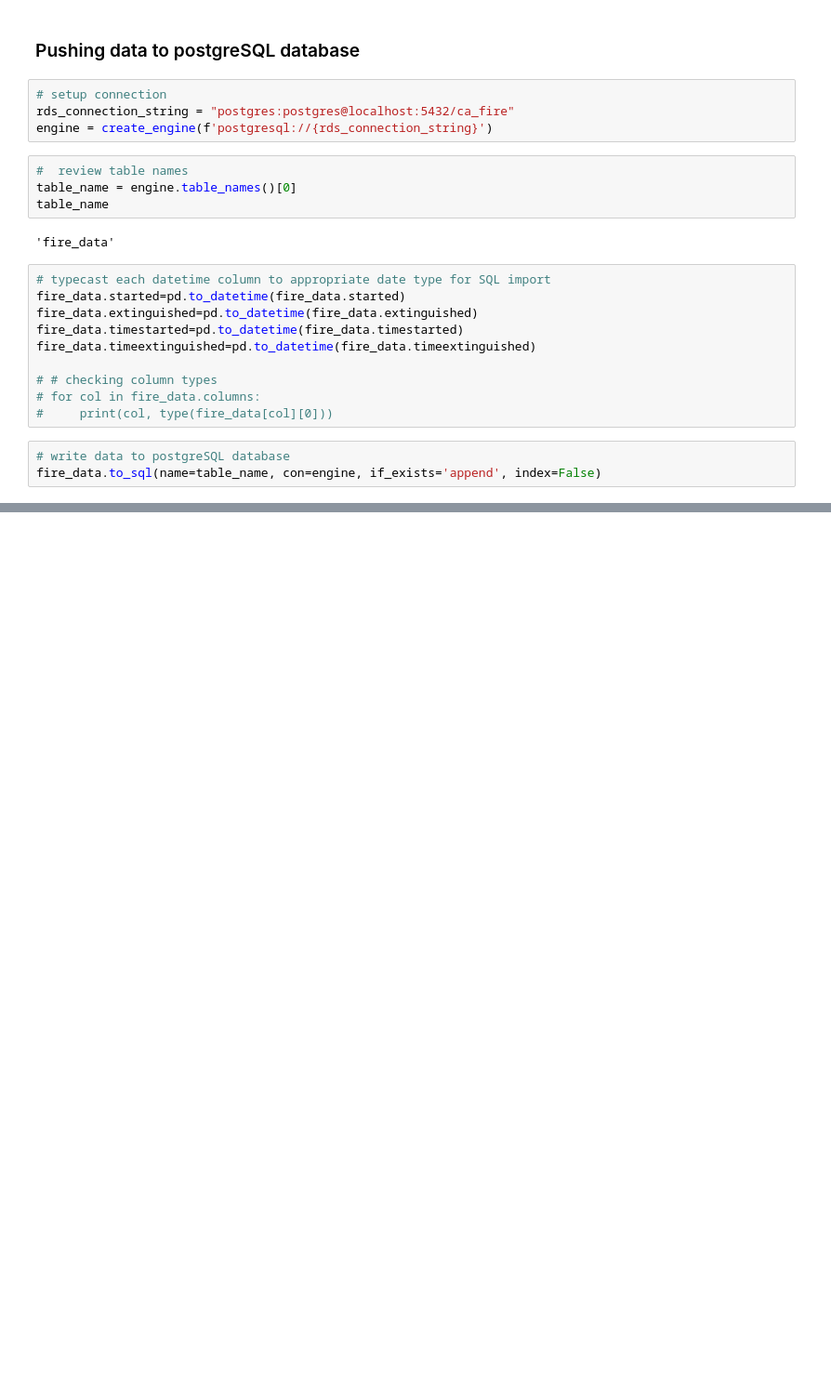
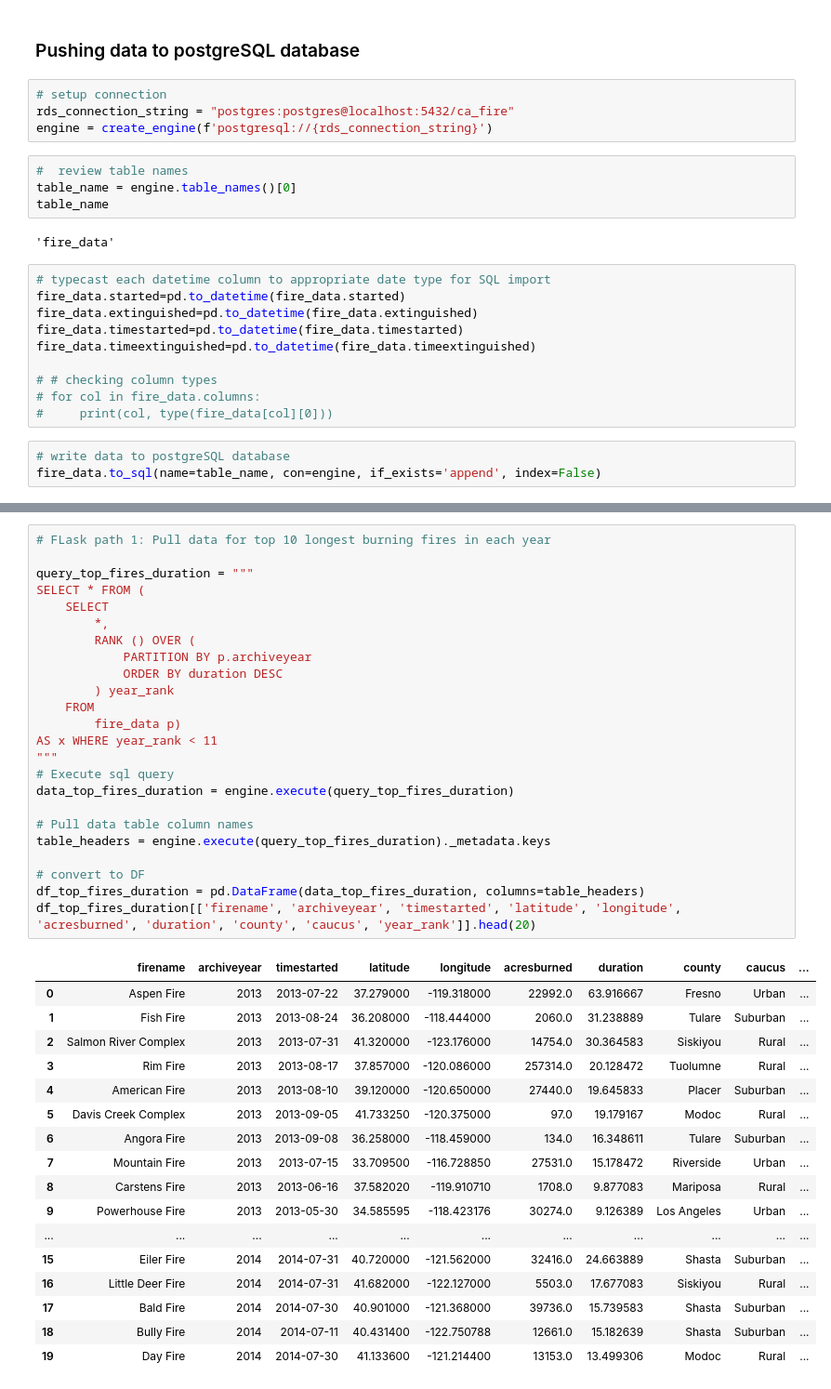
Before and after one commit to i-am-phoenix/project3, a Jupyter notebook: fire_data_geoJSON_postgresSQL.ipynb, the cells around one changed output, grey strips where cells are left out. Shown at 93% size. Drawn from its saved outputs; the diff is of its cells as text; blank space fills up the shorter version.

Commit message:
testing pulling sql data into python for Flask input

```diff
--- a/fire_data_geoJSON_postgresSQL.ipynb
+++ b/fire_data_geoJSON_postgresSQL.ipynb
@@ -109,0 +137,42 @@ fire_data.to_sql(name=table_name, con=engine, if_exists='append', index=False)
+# %%
+# FLask path 1: Pull data for top 10 longest burning fires in each year
+
+query_top_fires_duration = """
+SELECT * FROM (
+	SELECT
+		*,
+		RANK () OVER (
+			PARTITION BY p.archiveyear
+			ORDER BY duration DESC
+		) year_rank
+	FROM
+		fire_data p)
+AS x WHERE year_rank < 11
+"""
+# Execute sql query
+data_top_fires_duration = engine.execute(query_top_fires_duration)
+
+# Pull data table column names
+table_headers = engine.execute(query_top_fires_duration)._metadata.keys
+
+# convert to DF
+df_top_fires_duration = pd.DataFrame(data_top_fires_duration, columns=table_headers)
+df_top_fires_duration[['firename', 'archiveyear', 'timestarted', 'latitude', 'longitude', 'acresburned', 'duration', 'county', 'caucus', 'year_rank']].head(20)
+# %% [output]
+|  | firename | archiveyear | timestarted | latitude | longitude | acresburned | duration | county | caucus | ... |
+| 0 | Aspen Fire | 2013 | 2013-07-22 | 37.279000 | -119.318000 | 22992.0 | 63.916667 | Fresno | Urban | ... |
+| 1 | Fish Fire | 2013 | 2013-08-24 | 36.208000 | -118.444000 | 2060.0 | 31.238889 | Tulare | Suburban | ... |
+| 2 | Salmon River Complex | 2013 | 2013-07-31 | 41.320000 | -123.176000 | 14754.0 | 30.364583 | Siskiyou | Rural | ... |
+| 3 | Rim Fire | 2013 | 2013-08-17 | 37.857000 | -120.086000 | 257314.0 | 20.128472 | Tuolumne | Rural | ... |
+| 4 | American Fire | 2013 | 2013-08-10 | 39.120000 | -120.650000 | 27440.0 | 19.645833 | Placer | Suburban | ... |
+| 5 | Davis Creek Complex | 2013 | 2013-09-05 | 41.733250 | -120.375000 | 97.0 | 19.179167 | Modoc | Rural | ... |
+| 6 | Angora Fire | 2013 | 2013-09-08 | 36.258000 | -118.459000 | 134.0 | 16.348611 | Tulare | Suburban | ... |
+| 7 | Mountain Fire | 2013 | 2013-07-15 | 33.709500 | -116.728850 | 27531.0 | 15.178472 | Riverside | Urban | ... |
+| 8 | Carstens Fire | 2013 | 2013-06-16 | 37.582020 | -119.910710 | 1708.0 | 9.877083 | Mariposa | Rural | ... |
+| 9 | Powerhouse Fire | 2013 | 2013-05-30 | 34.585595 | -118.423176 | 30274.0 | 9.126389 | Los Angeles | Urban | ... |
+| ... | ... | ... | ... | ... | ... | ... | ... | ... | ... | ... |
+| 15 | Eiler Fire | 2014 | 2014-07-31 | 40.720000 | -121.562000 | 32416.0 | 24.663889 | Shasta | Suburban | ... |
+| 16 | Little Deer Fire | 2014 | 2014-07-31 | 41.682000 | -122.127000 | 5503.0 | 17.677083 | Siskiyou | Rural | ... |
+| 17 | Bald Fire | 2014 | 2014-07-30 | 40.901000 | -121.368000 | 39736.0 | 15.739583 | Shasta | Suburban | ... |
+| 18 | Bully Fire | 2014 | 2014-07-11 | 40.431400 | -122.750788 | 12661.0 | 15.182639 | Shasta | Suburban | ... |
+| 19 | Day Fire | 2014 | 2014-07-30 | 41.133600 | -121.214400 | 13153.0 | 13.499306 | Modoc | Rural | ... |
```
Also changed, not shown: parts of 10 cells of this notebook, 6 other files.
